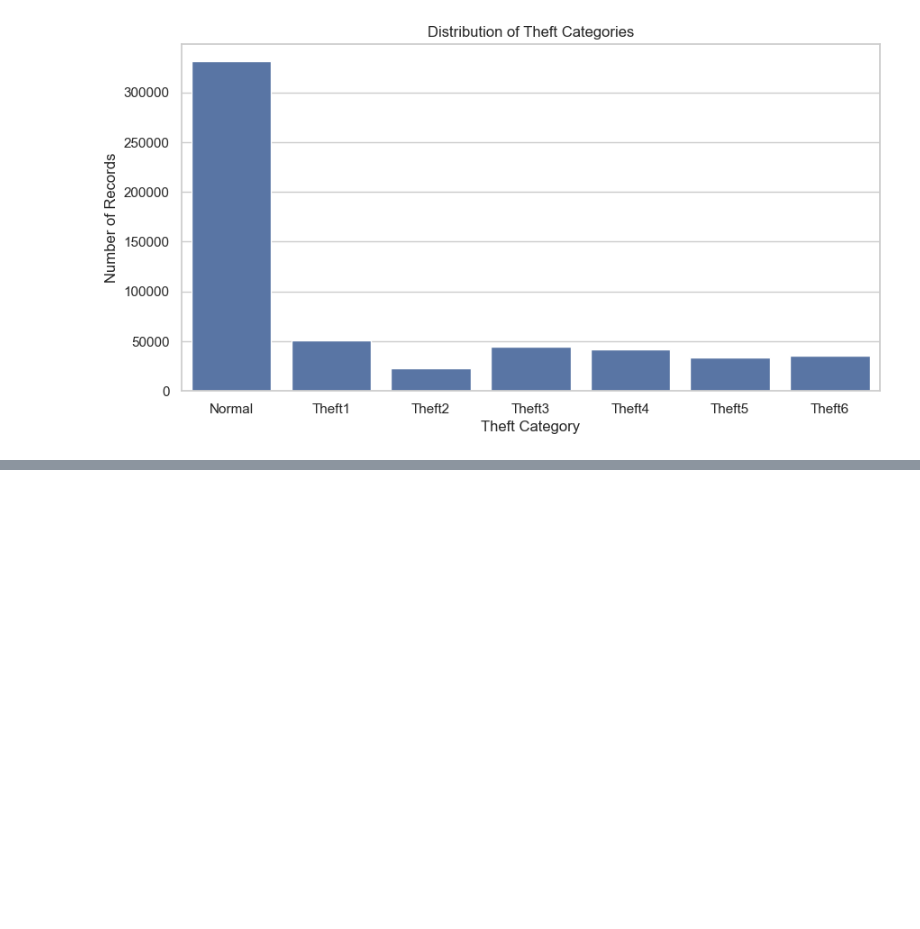
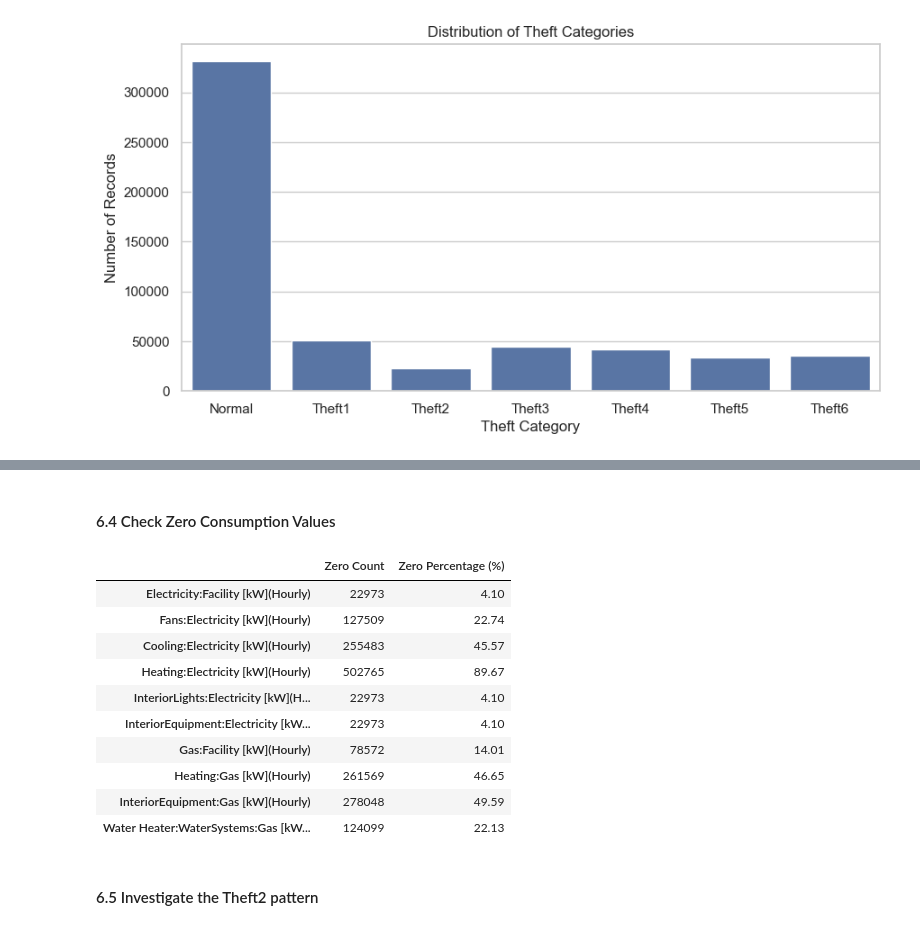
Before and after one commit to chokshihet/Electricity-Theft-Detection, a Jupyter notebook: notebooks/code.ipynb, the cells around one changed output, grey strips where cells are left out. Cells and saved outputs as stored; diff of their text form; code cells hidden in the pictures; blank space fills up the shorter version.

```diff
--- a/notebooks/code.ipynb
+++ b/notebooks/code.ipynb
@@ -101,0 +201,9 @@ Name: count, dtype: int64
+# %%
+numeric_columns = df.select_dtypes(include=["number"]).columns.drop("0")
+
+negative_counts = (df[numeric_columns] < 0).sum()
+
+print("Negative Values in Each Column:")
+display(negative_counts)
+
+print("\nTotal Negative Values: ", negative_counts.sum())
@@ -101,0 +224,27 @@ Name: count, dtype: int64
+# %% [markdown]
+#### 6.4 Check Zero Consumption Values
+# %%
+zero_counts = (df[numeric_columns] == 0).sum()
+
+zero_percentage = (zero_counts / len(df)) * 100
+
+zero_summary = pd.DataFrame({
+    "Zero Count" : zero_counts,
+    "Zero Percentage (%)" : zero_percentage.round(2)
+})
+
+display(zero_summary)
+# %% [output]
+|  | Zero Count | Zero Percentage (%) |
+| Electricity:Facility [kW](Hourly) | 22973 | 4.10 |
+| Fans:Electricity [kW](Hourly) | 127509 | 22.74 |
+| Cooling:Electricity [kW](Hourly) | 255483 | 45.57 |
+| Heating:Electricity [kW](Hourly) | 502765 | 89.67 |
+| InteriorLights:Electricity [kW](H... | 22973 | 4.10 |
+| InteriorEquipment:Electricity [kW... | 22973 | 4.10 |
+| Gas:Facility [kW](Hourly) | 78572 | 14.01 |
+| Heating:Gas [kW](Hourly) | 261569 | 46.65 |
+| InteriorEquipment:Gas [kW](Hourly) | 278048 | 49.59 |
+| Water Heater:WaterSystems:Gas [kW... | 124099 | 22.13 |
+# %% [markdown]
+#### 6.5 Investigate the Theft2 pattern
```
Also changed, not shown: parts of 14 cells of this notebook.
